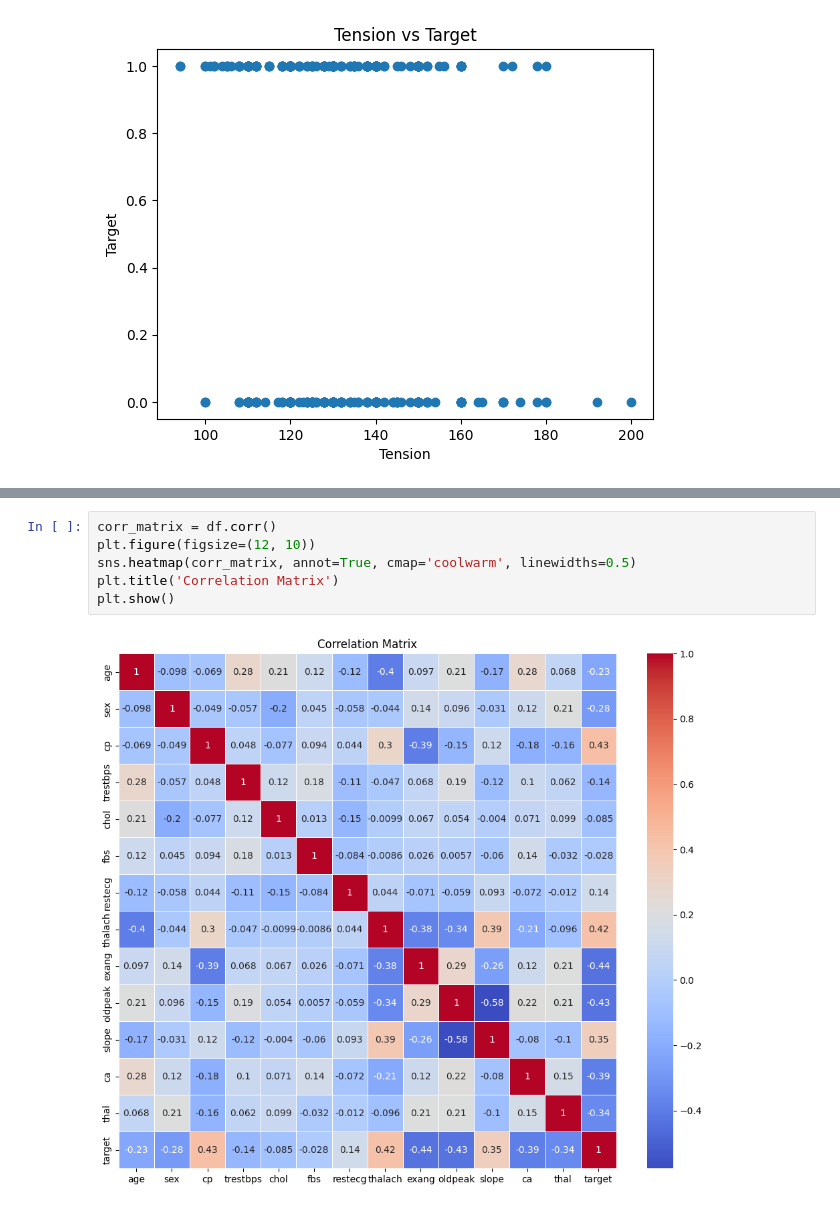
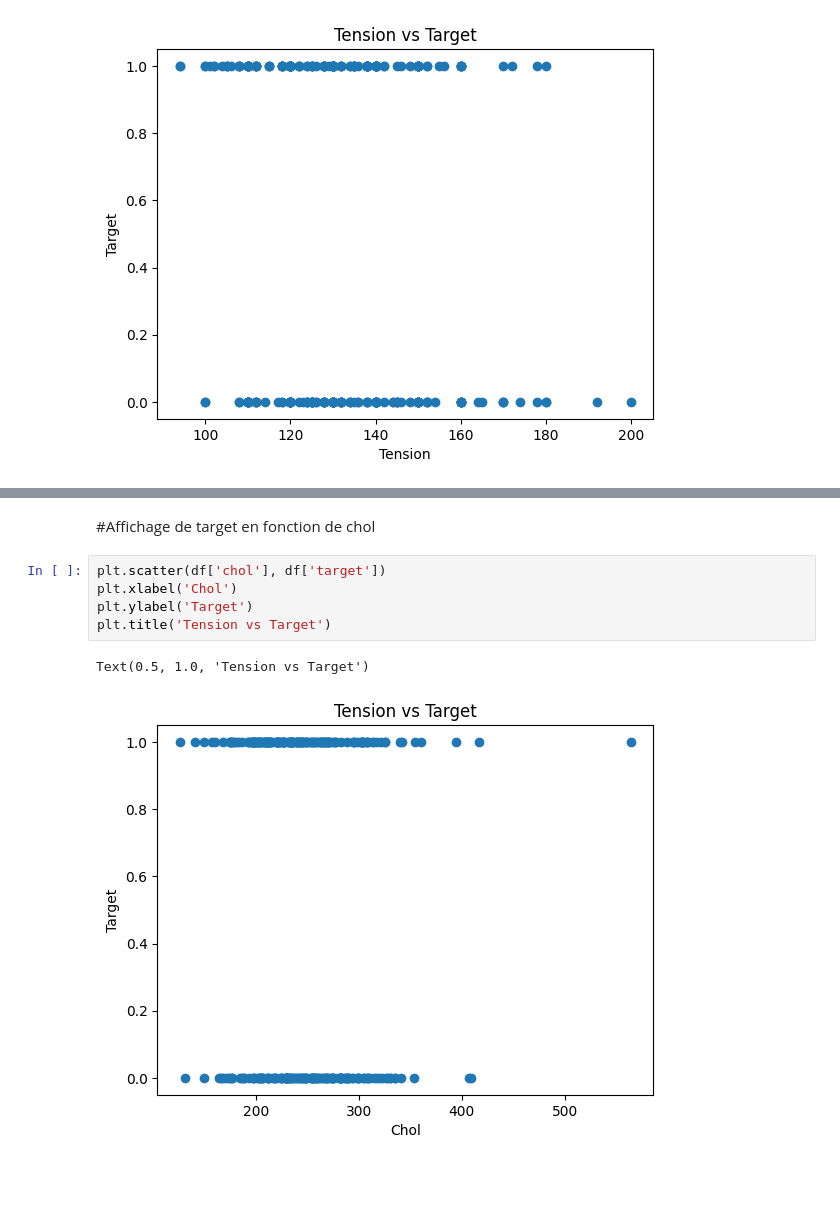
Before and after one commit to ssidibe-ept/regression_lineaire, a Jupyter notebook: regression_logistique.ipynb, the cells around one changed output, grey strips where cells are left out. Drawn from its saved outputs; the diff is of its cells as text; blank space fills up the shorter version.

Commit message:
chargement et visualisation

```diff
--- a/regression_logistique.ipynb
+++ b/regression_logistique.ipynb
@@ -49,8 +44,10 @@ sns.pairplot(df, hue='target')
-# %%
-corr_matrix = df.corr()
-plt.figure(figsize=(12, 10))
-sns.heatmap(corr_matrix, annot=True, cmap='coolwarm', linewidths=0.5)
-plt.title('Correlation Matrix')
-plt.show()
-# %% [output]
-[figure, removed]
+# %% [markdown]
+#Affichage de target en fonction de chol
+# %%
+plt.scatter(df['chol'], df['target'])
+plt.xlabel('Chol')
+plt.ylabel('Target')
+plt.title('Tension vs Target')
+# %% [output]
+Text(0.5, 1.0, 'Tension vs Target')
+[figure, added]
```
Also changed, not shown: parts of 1 cell of this notebook, 3 other files.
